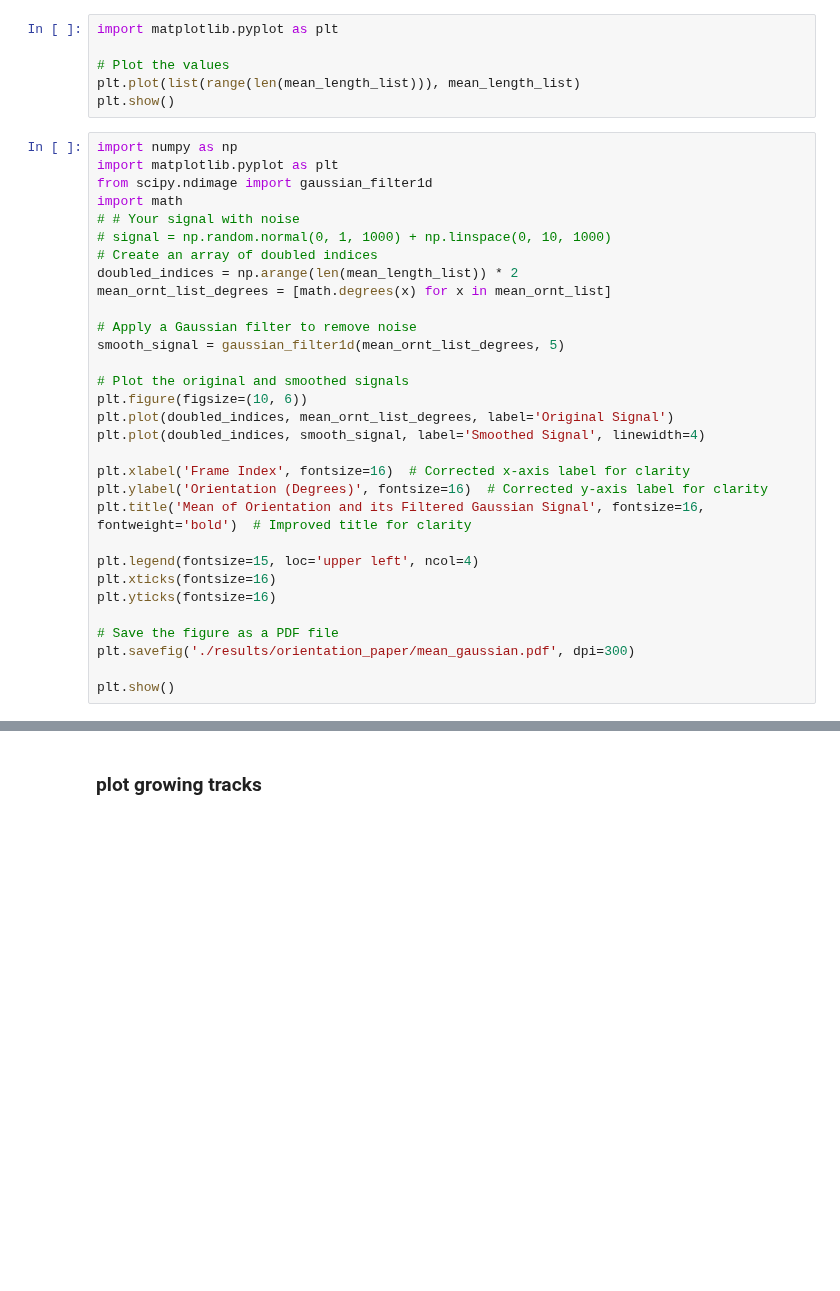
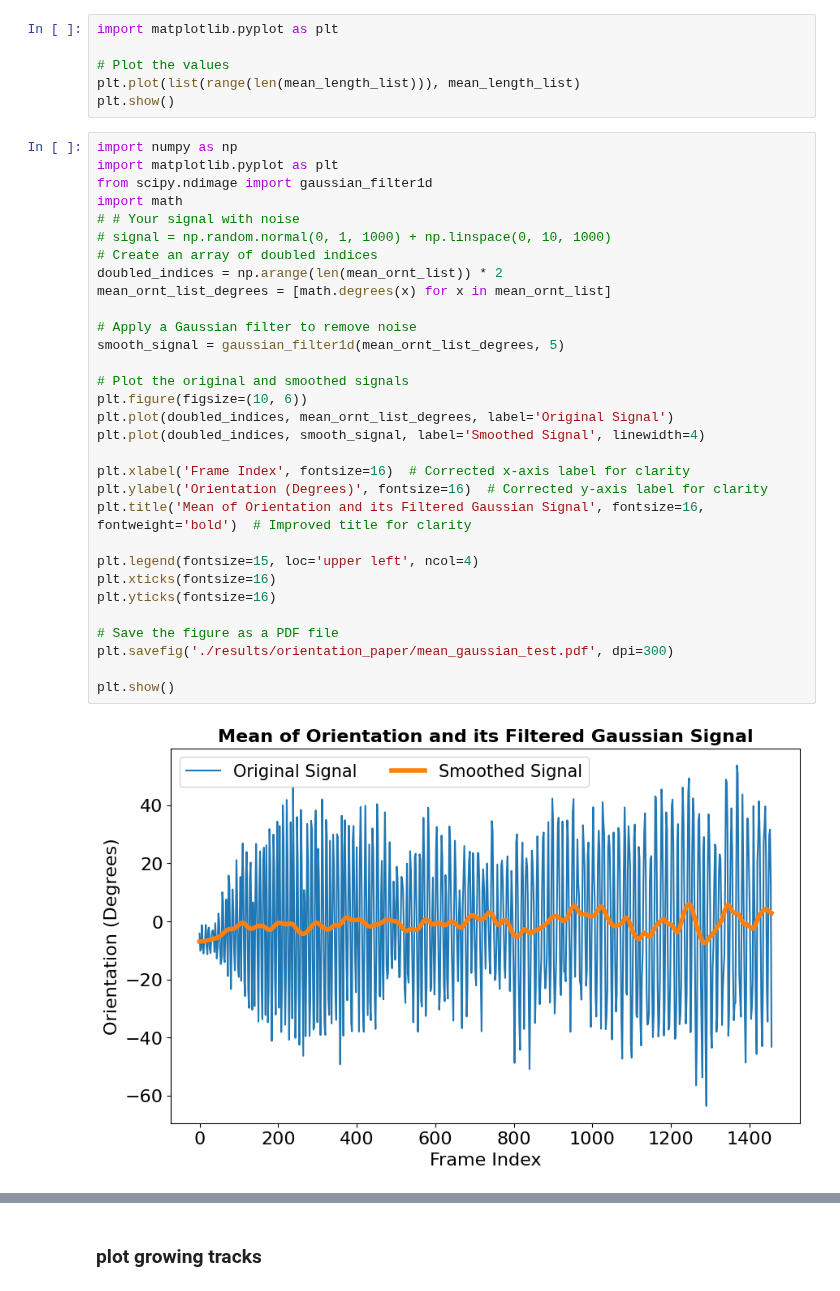
Before and after one commit to kavehsfv/LightFeatureTracking, a Jupyter notebook: Algorithm.ipynb, the cells around one changed output, grey strips where cells are left out. Cells and saved outputs as stored; diff of their text form; blank space fills up the shorter version.

```diff
--- a/Algorithm.ipynb
+++ b/Algorithm.ipynb
@@ -415,34 +446,36 @@ plt.show()
 # %%
 import numpy as np
 import matplotlib.pyplot as plt
 from scipy.ndimage import gaussian_filter1d
 import math
 # # Your signal with noise
 # signal = np.random.normal(0, 1, 1000) + np.linspace(0, 10, 1000)
 # Create an array of doubled indices
-doubled_indices = np.arange(len(mean_length_list)) * 2
+doubled_indices = np.arange(len(mean_ornt_list)) * 2
 mean_ornt_list_degrees = [math.degrees(x) for x in mean_ornt_list]
 
 # Apply a Gaussian filter to remove noise
 smooth_signal = gaussian_filter1d(mean_ornt_list_degrees, 5)
 
 # Plot the original and smoothed signals
 plt.figure(figsize=(10, 6))
 plt.plot(doubled_indices, mean_ornt_list_degrees, label='Original Signal')
 plt.plot(doubled_indices, smooth_signal, label='Smoothed Signal', linewidth=4)
 
 plt.xlabel('Frame Index', fontsize=16)  # Corrected x-axis label for clarity
 plt.ylabel('Orientation (Degrees)', fontsize=16)  # Corrected y-axis label for clarity
 plt.title('Mean of Orientation and its Filtered Gaussian Signal', fontsize=16, fontweight='bold')  # Improved title for clarity
 
 plt.legend(fontsize=15, loc='upper left', ncol=4)
 plt.xticks(fontsize=16)
 plt.yticks(fontsize=16)
 
 # Save the figure as a PDF file
-plt.savefig('./results/orientation_paper/mean_gaussian.pdf', dpi=300)
+plt.savefig('./results/orientation_paper/mean_gaussian_test.pdf', dpi=300)
 
 plt.show()
+# %% [output]
+[figure, added]
 # %%
 import numpy as np
 import matplotlib.pyplot as plt
```
Also changed, not shown: parts of 10 cells of this notebook, 1 other file.
